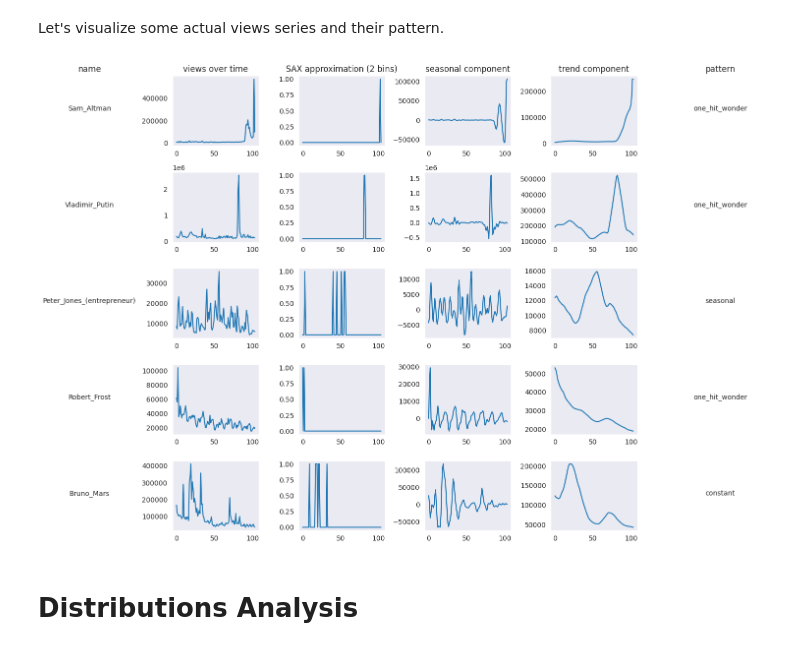
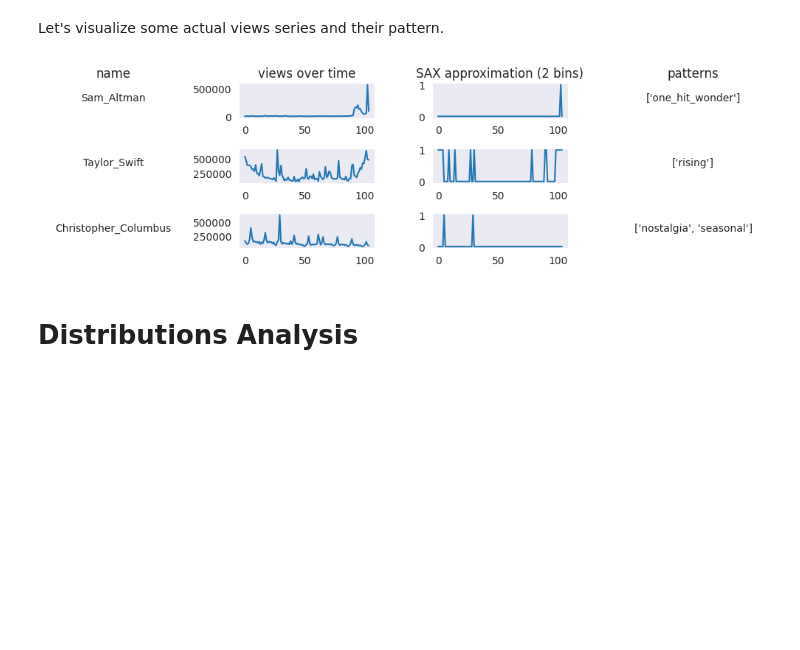
Before and after one commit to MNetanel/wikipedia-people-page-views-patterns, a Jupyter notebook: notebooks/02_sequences_analysis.ipynb, the cells around one changed output. Saved outputs shown, nothing was run; the diff lists cells and outputs as text; code cells hidden in the pictures; blank space fills up the shorter version.

Commit message:
Add figures, finish code

```diff
--- a/notebooks/02_sequences_analysis.ipynb
+++ b/notebooks/02_sequences_analysis.ipynb
@@ -261,10 +258,11 @@ Now let's combine this with the info dataframe.
 # %%
 filename = PROCESSED_DATA_DIR / 'all_info.parquet'
 try:
+    raise FileNotFoundError
     all_info = pl.read_parquet(filename)
 except FileNotFoundError:
     people_data_all = pl.read_parquet(PROCESSED_DATA_DIR / 'people_data_all.parquet')
-    all_info = people_data_all.join(patterns_df, left_on='name', right_on='title')
+    all_info = people_data_all.join(add_constant_pattern(patterns_df), left_on='name', right_on='title')
     all_info.write_parquet(filename)
 all_info
 # %% [output]
@@ -295,6 +293,12 @@ except FileNotFoundError:
 ## Preview For Some Entities
 # %% [markdown]
 Let's visualize some actual views series and their pattern.
+# %%
+def get_patterns_by_name(name: str, df: pl.DataFrame):
+    filtered_df = (df[['name'] + [c for c in df.columns if c.startswith('is')]]
+                   .filter(pl.col('name').str.to_lowercase() == name.lower())
+    )
+    return [pat[0].replace('is_', '') for pat in filtered_df.drop('name').to_dicts()[0].items() if pat[1]]
 # %%
 rng = np.random.default_rng(RANDOM_SEED)
 
@@ -306,8 +310,11 @@ rng = np.random.default_rng(RANDOM_SEED)
 
 ## Sample by names
 X_all = (views_filtered.fill_null(0)
-         .filter(pl.col('title').str.to_lowercase()
-                 .is_in(['bruno_mars', 'vladimir_putin', 'peter_jones_(entrepreneur)', 'robert_frost', 'sam_altman']))
+         .filter(pl.col('title')
+                 .is_in(['Sam_Altman', 'Christopher_Columbus','Taylor_Swift',
+
+                         ]))
+                #  .is_in(['bruno_mars', 'vladimir_putin', 'peter_jones_(entrepreneur)', 'robert_frost', 'sam_altman']))
 )
 
 X = X_all.to_numpy()[:, 1:]
@@ -315,9 +322,3 @@ X_names = X_all.to_numpy()[:, 0]
 
 sax_transformer = SymbolicAggregateApproximation(n_bins=2, alphabet='ordinal', strategy='uniform')
 X_sax = sax_transformer.transform(X)
-
-paa_transformer = PiecewiseAggregateApproximation(window_size=12, overlapping=False)
-X_paa = paa_transformer.transform(X)
-
-ssa_transformer = SingularSpectrumAnalysis(window_size=12, groups='auto')
-X_trend, X_seasonal, X_residual = ssa_transformer.fit_transform(X).transpose(1, 0, 2)
@@ -331,29 +325,26 @@ def get_pattern_by_name(name: str, df: pl.DataFrame):
 # %%
-fig, axs = plt.subplots(len(X), 6, figsize=(15, len(X) * 2))
+fig, axs = plt.subplots(len(X), 4, figsize=(10, len(X)))
 
 axs[0][0].set(title='name')
 axs[0][1].set(title='views over time')
 axs[0][2].set(title='SAX approximation (2 bins)')
-axs[0][3].set(title='seasonal component')
-axs[0][4].set(title='trend component')
-axs[0][5].set(title='pattern')
+axs[0][3].set(title='patterns')
 
-all_X = zip(X, X_sax, X_paa, X_trend, X_seasonal, X_residual, X_names)
-for (x, x_sax, x_paa, x_trend, x_seasonal, x_residual, name), ax in zip(all_X, axs):
+
+all_X = zip(X, X_sax, X_names)
+for (x, x_sax, name), ax in zip(all_X, axs):
     ax[0].text(0.5, 0.5, name, ha='center')
     ax[0].axis('off')
     ax[1].plot(x)
     ax[2].plot(x_sax)
-    ax[3].plot(x_seasonal)
-    ax[4].plot(x_trend)
-    ax[5].text(0.5, 0.5, get_pattern_by_name(name, all_info), ha='center')
-    ax[5].axis('off')
+    ax[3].text(0.5, 0.5, get_patterns_by_name(name, all_info), ha='center')
+    ax[3].axis('off')
 
 
 plt.tight_layout()
 plt.show()
 # %% [output]
-[figure, old version]
+[figure, new version]
 # %% [markdown]
 # Distributions Analysis
 # %%
```
Also changed, not shown: parts of 39 cells of this notebook, 15 other files.
